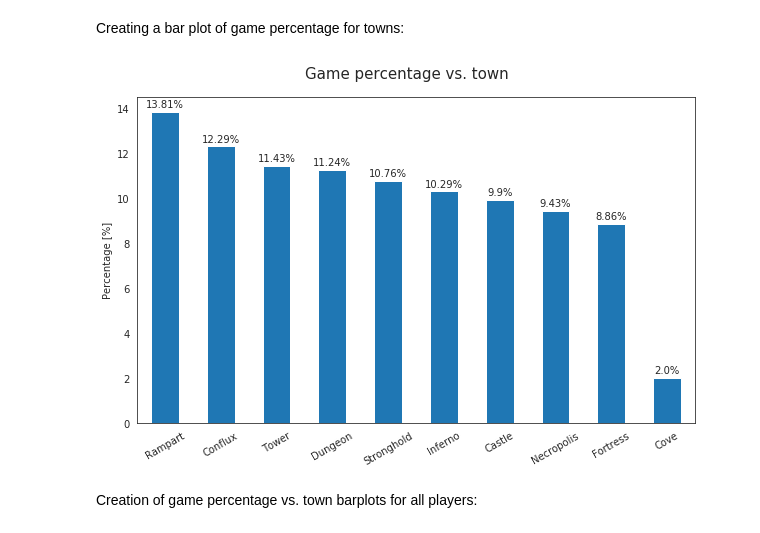
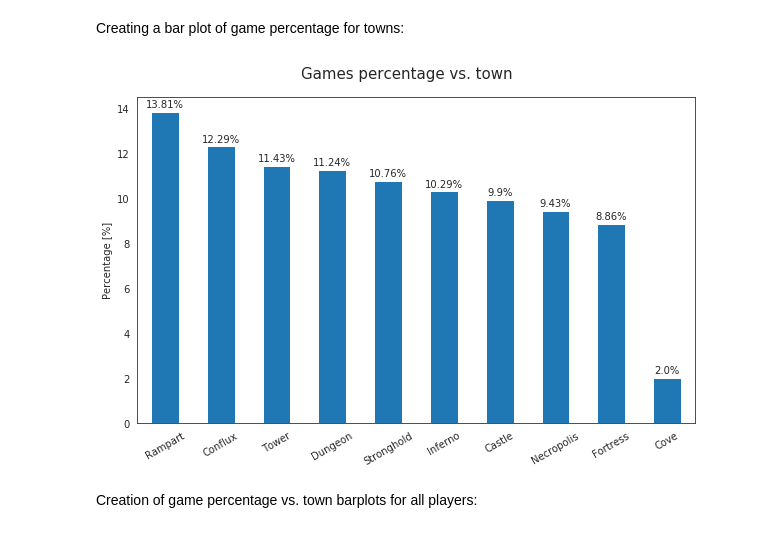
Before and after one commit to lkk7/HW-data-analysis, a Jupyter notebook: main.ipynb, the cells around one changed output. Saved outputs shown, nothing was run; the diff lists cells and outputs as text; code cells hidden in the pictures.

```diff
--- a/main.ipynb
+++ b/main.ipynb
@@ -165,15 +169,16 @@ Creating a bar plot of game percentage for towns:
 # %%
 fig, ax = plt.subplots(figsize=(10, 6))
 town_percentages = (deciphered_df['player_town'].value_counts()).sort_values(ascending=False)
 town_percentages = 100 * town_percentages / town_percentages.sum()
 ax = town_percentages.plot(kind='bar')
 ax.set_xticklabels(list(town_percentages.index), rotation=30)
 ax.set_ylabel('Percentage [%]')
-fig.suptitle("Game percentage vs. town", fontsize=15, y=0.95)
+fig.suptitle("Games percentage vs. town", fontsize=15, y=0.95)
 for j, v in enumerate(town_percentages):
     ax.text(j, v + 0.2, str(round(v, 2)) + '%', ha='center')
+fig.savefig('saved_images/5_gamesvstown.png')
 # %% [output]
-[figure, old version]
+[figure, new version]
 # %% [markdown]
 Creation of game percentage vs. town barplots for all players:
 # %%
```
Also changed, not shown: parts of 11 cells of this notebook, 12 other files.
